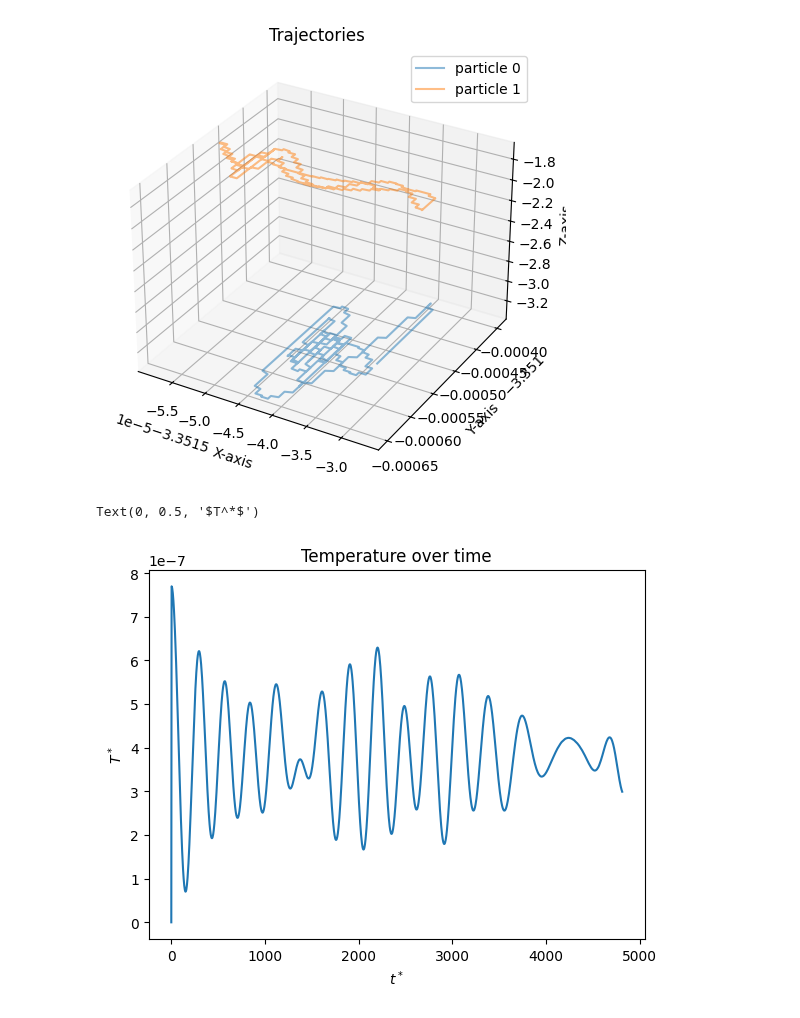
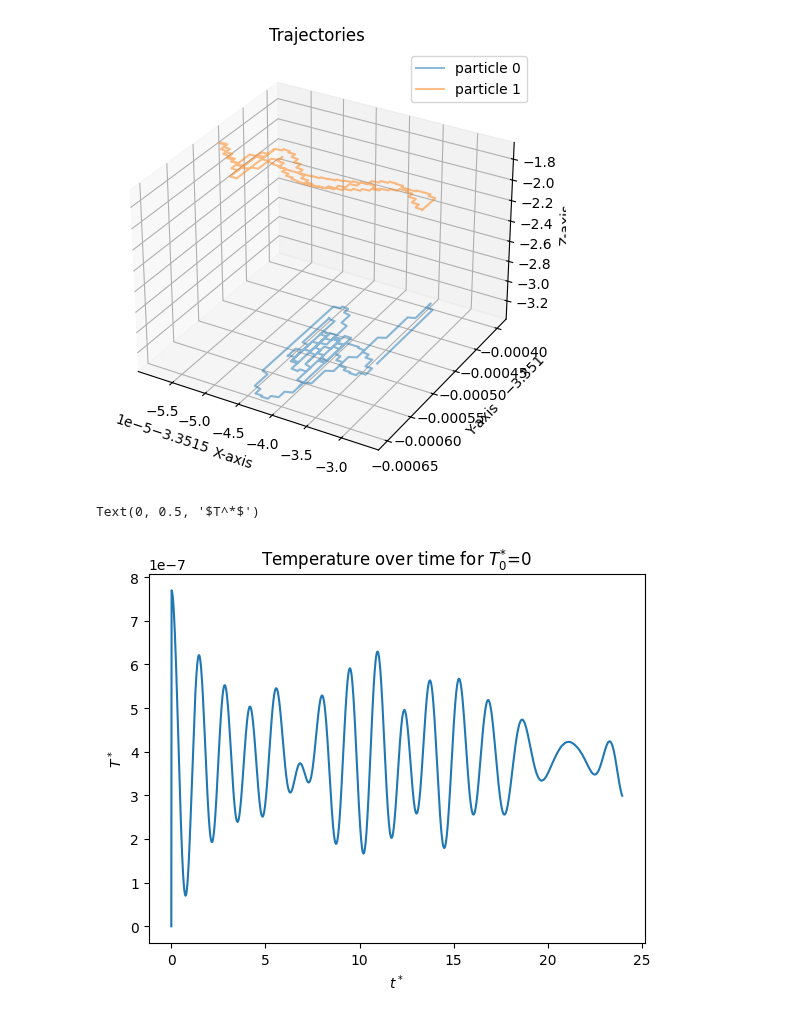
Before and after one commit to corinnawegner/Computational-physics, a Jupyter notebook: Project 3/Problem 1.ipynb, the cells around one changed output. Cells and saved outputs as stored; diff of their text form; code cells hidden in the pictures.

```diff
--- a/Project 3/Problem 1.ipynb
+++ b/Project 3/Problem 1.ipynb
@@ -15,22 +15,16 @@ from itertools import product
 import Cython
 from numba import njit
 # %%
-rho = 0.85
+rho = 0.3
 h = 0.016
 m = 48
-T = 1
+T = 0.5
 M = 6 # cube root of number of unit cells in the L^3 volume, gives N=864 particles
 L = np.cbrt((4*M**3)/rho)
 sigma = 3.405 #Angstrom
 epsilon = 119.8 #K
-T = 2.0
-sigma = 3.405 #Angstrom
-epsilon = 119.8 #K
-m = 48 # Be careful, m is also defined in the cython
 
-tp = np.sqrt(48*epsilon/(m*sigma**2)) #*t
-
-t_max = 1000
+tp = h #*t
 # %%
 def build_fcc():
     """
@@ -77,0 +72,5 @@ print(fcc_example.shape)
+# %%
+def Temperature(v):
+    return 16*np.mean([(v_i[0]**2)+(v_i[1]**2)+(v_i[2]**2) for v_i in v])
+
+Temperature(v_0)
@@ -87,8 +88,8 @@ v_0: Initial velocities of the system particles
 # %%
 t_max = 1500
 
-path_r_0 = "C:/Users/corin/CLionProjects/Verlet/cmake-build-debug/r_total_T0.txt"
-path_v_0 = "C:/Users/corin/CLionProjects/Verlet/cmake-build-debug/v_total_T0.txt"
+path_r_0 = "C:/Users/corin/OneDrive/Physik Master/WiSe 23/Methods of Computational Physics/Projects/Project 3/r_total_T0.txt"
+path_v_0 = "C:/Users/corin/OneDrive/Physik Master/WiSe 23/Methods of Computational Physics/Projects/Project 3/v_total_T0.txt"
 
 path_r_2 = "C:/Users/corin/OneDrive/Physik Master/WiSe 23/Methods of Computational Physics/Projects/Project 3/r_total_T2_new.txt"
 path_v_2 = "C:/Users/corin/OneDrive/Physik Master/WiSe 23/Methods of Computational Physics/Projects/Project 3/v_total_T2_new.txt"
@@ -180,12 +181,12 @@ def Temperature(v):
 # %%
 T_total = [Temperature(v_t) for v_t in v_total_reshaped]
 plt.plot(np.arange(v_total_reshaped.shape[0])*tp, T_total)
-plt.title("Temperature over time")
+plt.title("Temperature over time for $T_{0}^{*}$=0")
 plt.xlabel("$t^*$")
 plt.ylabel("$T^*$")
 # %% [output]
 Text(0, 0.5, '$T^*$')
-[figure, old version]
+[figure, new version]
 # %%
 T_total = [Temperature(v_t) for v_t in v_total_2_reshaped]
 plt.plot(np.arange(v_total_2_reshaped.shape[0])*tp, T_total)
```
Also changed, not shown: parts of 10 cells of this notebook, 3 other files.
